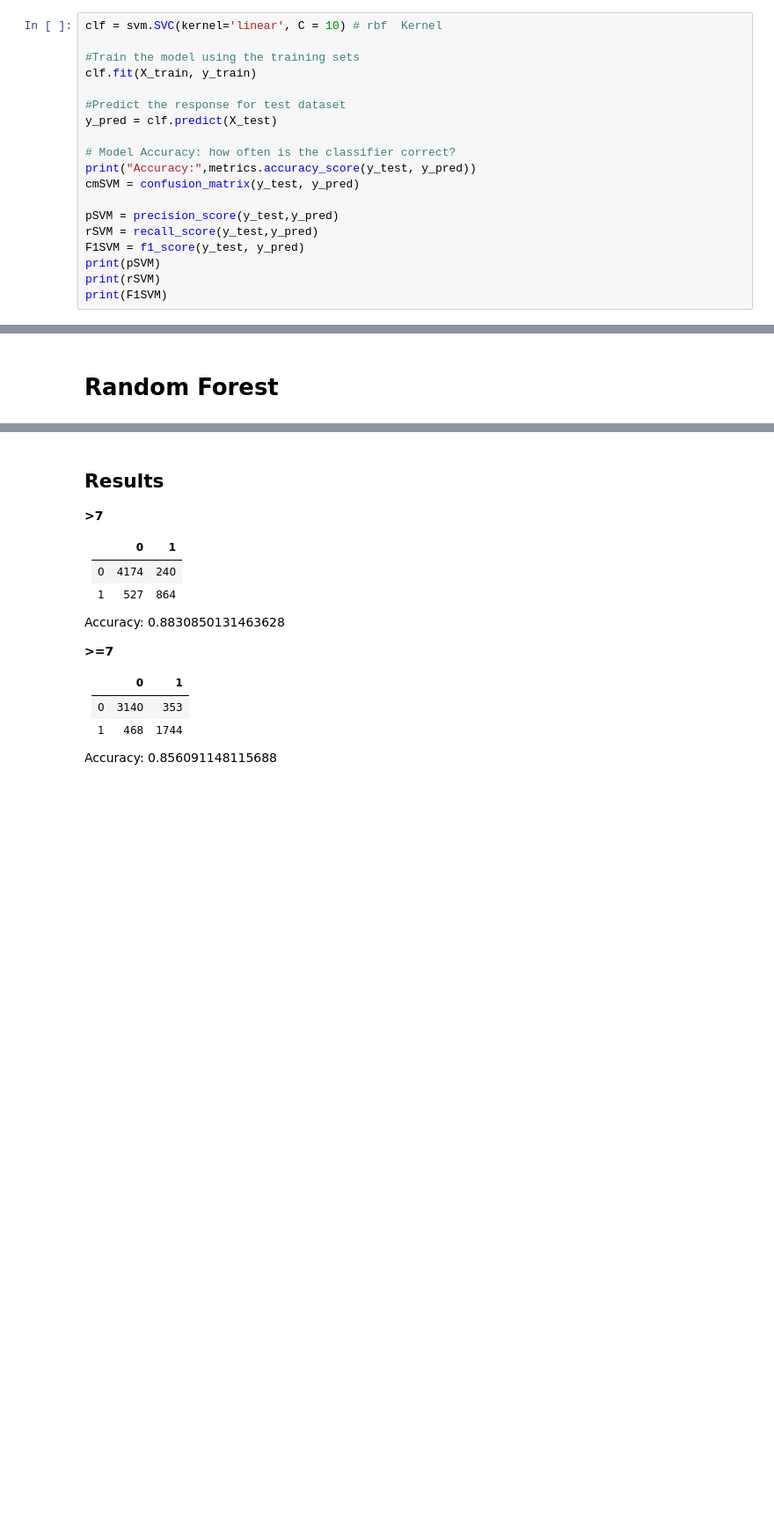
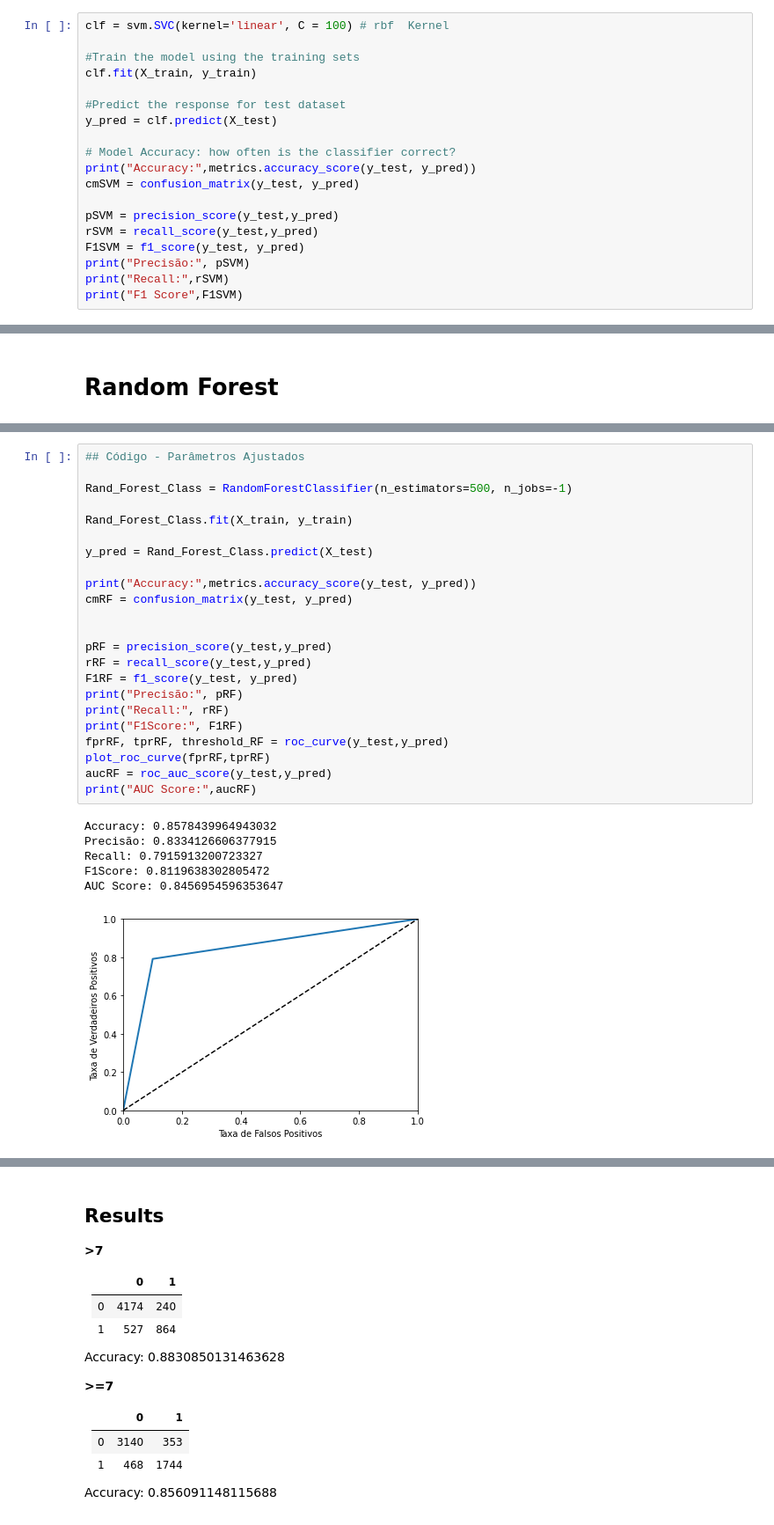
Before and after one commit to mrelero/machine-learning-anatel-database, a Jupyter notebook: primary-ml-techs.ipynb, the cells around one changed output, grey strips where cells are left out. Shown at 88% size. Drawn from its saved outputs; the diff is of its cells as text; blank space fills up the shorter version.

Commit message:
Estudo Bagging, Random Forest e Análise de Parâmetros

```diff
--- a/primary-ml-techs.ipynb
+++ b/primary-ml-techs.ipynb
@@ -184,5 +198,5 @@ Gamma tem um valor de 0 até 1, deafaul é 0.1;
 # %%
-clf = svm.SVC(kernel='linear', C = 10) # rbf  Kernel
+clf = svm.SVC(kernel='linear', C = 100) # rbf  Kernel
 
 #Train the model using the training sets
 clf.fit(X_train, y_train)
@@ -197,9 +211,9 @@ cmSVM = confusion_matrix(y_test, y_pred)
 pSVM = precision_score(y_test,y_pred)
 rSVM = recall_score(y_test,y_pred)
 F1SVM = f1_score(y_test, y_pred)
-print(pSVM)
-print(rSVM)
-print(F1SVM)
+print("Precisão:", pSVM)
+print("Recall:",rSVM)
+print("F1 Score",F1SVM)
 # %%
 #Create a svm Classifier
 clf = svm.SVC(kernel='linear') # Linear Kernel
@@ -426,0 +461,30 @@ Novamente existem valores muito próximos entre precisão e Recall, tudo em torn
+# %%
+## Código - Parâmetros Ajustados
+
+Rand_Forest_Class = RandomForestClassifier(n_estimators=500, n_jobs=-1)
+
+Rand_Forest_Class.fit(X_train, y_train)
+
+y_pred = Rand_Forest_Class.predict(X_test)
+
+print("Accuracy:",metrics.accuracy_score(y_test, y_pred))
+cmRF = confusion_matrix(y_test, y_pred)
+
+
+pRF = precision_score(y_test,y_pred)
+rRF = recall_score(y_test,y_pred)
+F1RF = f1_score(y_test, y_pred)
+print("Precisão:", pRF)
+print("Recall:", rRF)
+print("F1Score:", F1RF)
+fprRF, tprRF, threshold_RF = roc_curve(y_test,y_pred)
+plot_roc_curve(fprRF,tprRF)
+aucRF = roc_auc_score(y_test,y_pred)
+print("AUC Score:",aucRF)
+# %% [output]
+Accuracy: 0.8578439964943032
+Precisão: 0.8334126606377915
+Recall: 0.7915913200723327
+F1Score: 0.8119638302805472
+AUC Score: 0.8456954596353647
+[figure, added]
```
Also changed, not shown: parts of 11 cells of this notebook.
